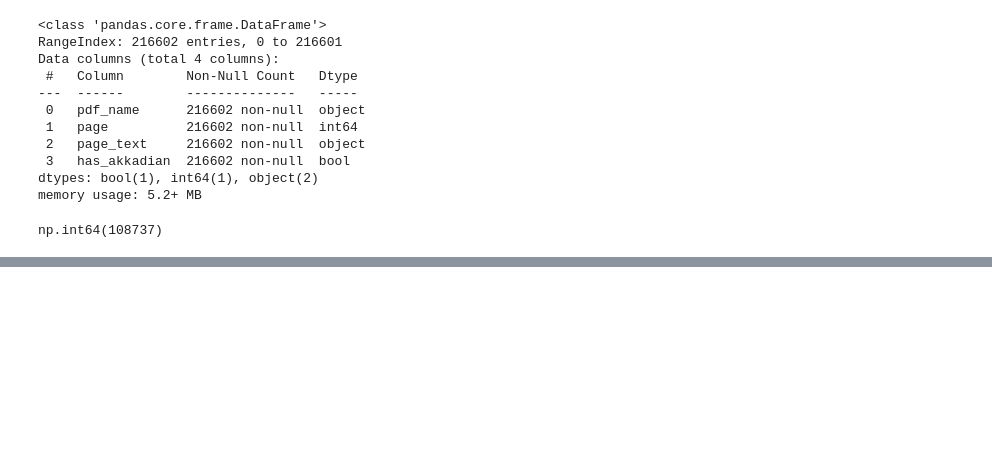
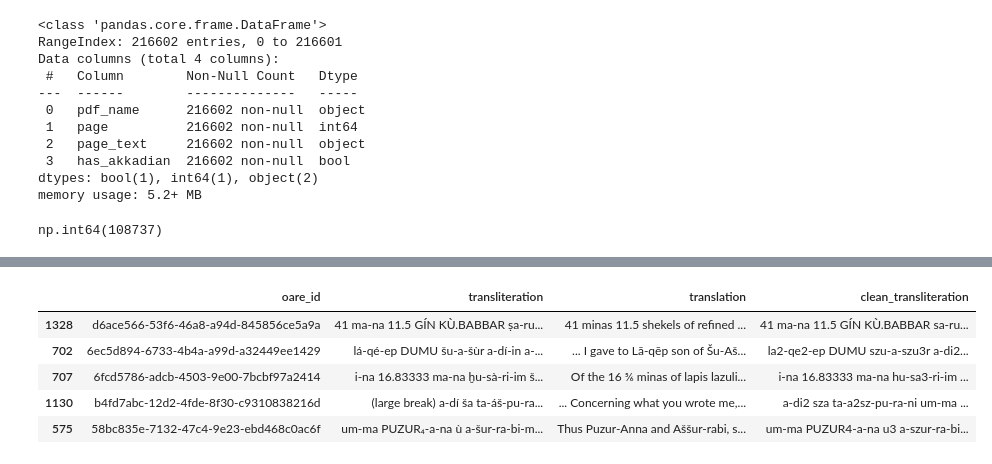
Before and after one commit to gyxnova/deep-past-mt, a Jupyter notebook: notebooks/01_explore_and_prepare.ipynb, the cells around one changed output, grey strips where cells are left out. Cells and saved outputs as stored; diff of their text form; code cells hidden in the pictures; blank space fills up the shorter version.

Commit message:
Add cleaning cell

```diff
--- a/notebooks/01_explore_and_prepare.ipynb
+++ b/notebooks/01_explore_and_prepare.ipynb
@@ -165,0 +294,11 @@ np.int64(108737)
+# %%
+train_df["clean_transliteration"] = train_df["transliteration"].apply(clean_text)
+# %%
+train_df.sample(5)
+# %% [output]
+|  | oare_id | transliteration | translation | clean_transliteration |
+| 1328 | d6ace566-53f6-46a8-a94d-845856ce5a9a | 41 ma-na 11.5 GÍN KÙ.BABBAR ṣa-ru... | 41 minas 11.5 shekels of refined ... | 41 ma-na 11.5 GÍN KÙ.BABBAR sa-ru... |
+| 702 | 6ec5d894-6733-4b4a-a99d-a32449ee1429 | lá-qé-ep DUMU šu-a-šùr a-dí-in a-... | ... I gave to Lā-qēp son of Šu-Aš... | la2-qe2-ep DUMU szu-a-szu3r a-di2... |
+| 707 | 6fcd5786-adcb-4503-9e00-7bcbf97a2414 | i-na 16.83333 ma-na ḫu-sà-ri-im š... | Of the 16 ⅚ minas of lapis lazuli... | i-na 16.83333 ma-na hu-sa3-ri-im ... |
+| 1130 | b4fd7abc-12d2-4fde-8f30-c9310838216d | (large break) a-dí ša ta-áš-pu-ra... | ... Concerning what you wrote me,... | a-di2 sza ta-a2sz-pu-ra-ni um-ma ... |
+| 575 | 58bc835e-7132-47c4-9e23-ebd468c0ac6f | um-ma PUZUR₄-a-na ù a-šur-ra-bi-m... | Thus Puzur-Anna and Aššur-rabi, s... | um-ma PUZUR4-a-na u3 a-szur-ra-bi... |
```
Also changed, not shown: parts of 22 cells of this notebook.
